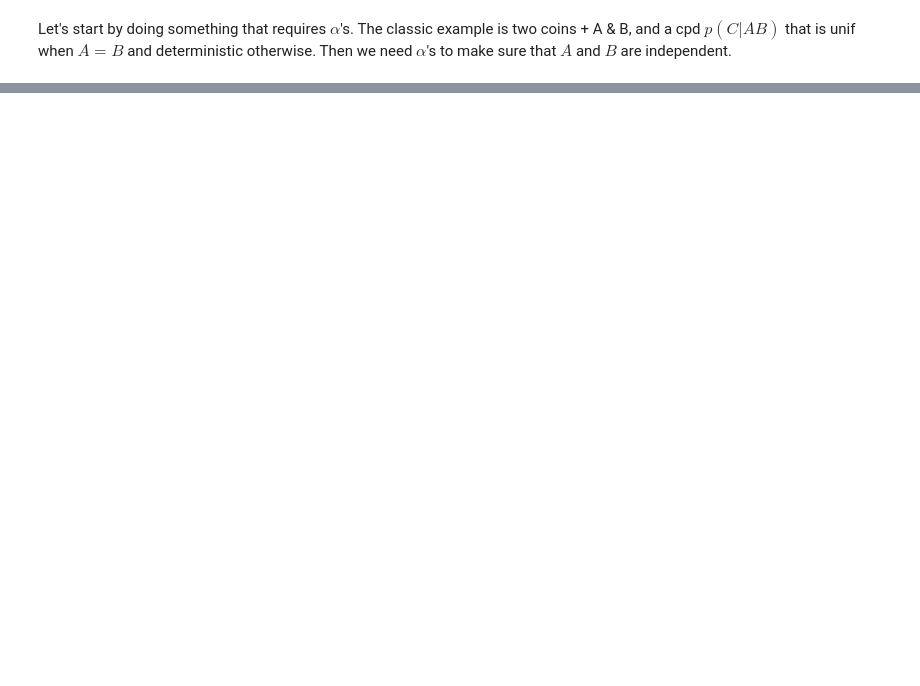
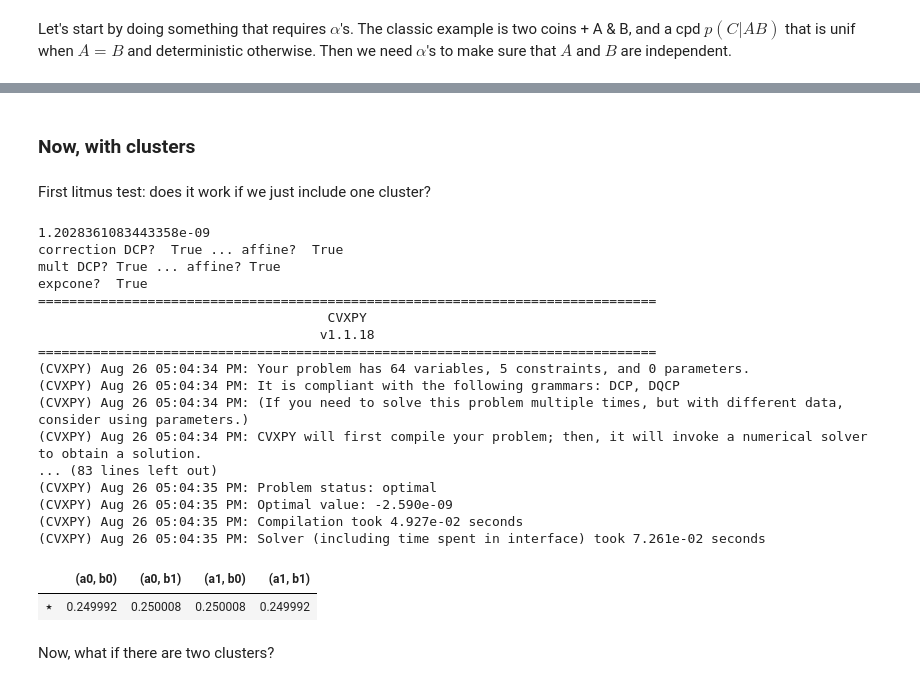
Before and after one commit to orichardson/pdg-expts, a Jupyter notebook: code/expts/ExpCone/CVX-interior-pt-opt-test.ipynb, the cells around one changed output, grey strips where cells are left out. Cells and saved outputs as stored; diff of their text form; code cells hidden in the pictures; blank space fills up the shorter version.

```diff
--- a/code/expts/ExpCone/CVX-interior-pt-opt-test.ipynb
+++ b/code/expts/ExpCone/CVX-interior-pt-opt-test.ipynb
@@ -398,0 +422,29 @@ ValueError: Shape of passed values is (2, 1), indices imply (1, 2)
+# %% [markdown]
+### Now, with clusters
+# %% [markdown]
+First litmus test: does it work if we just include one cluster?
+# %%
+mu3 = ip.cvx_opt_clusters(M, [[V.name for V in M.varlist]], True).marginals[0]
+mu3[A,B]
+# %% [output]
+1.2028361083443358e-09
+correction DCP?  True ... affine?  True
+mult DCP? True ... affine? True
+expcone?  True
+===============================================================================
+                                     CVXPY
+                                    v1.1.18
+===============================================================================
+(CVXPY) Aug 26 05:04:34 PM: Your problem has 64 variables, 5 constraints, and 0 parameters.
+(CVXPY) Aug 26 05:04:34 PM: It is compliant with the following grammars: DCP, DQCP
+(CVXPY) Aug 26 05:04:34 PM: (If you need to solve this problem multiple times, but with different data, consider using parameters.)
+(CVXPY) Aug 26 05:04:34 PM: CVXPY will first compile your problem; then, it will invoke a numerical solver to obtain a solution.
+... (83 lines left out)
+(CVXPY) Aug 26 05:04:35 PM: Problem status: optimal
+(CVXPY) Aug 26 05:04:35 PM: Optimal value: -2.590e-09
+(CVXPY) Aug 26 05:04:35 PM: Compilation took 4.927e-02 seconds
+(CVXPY) Aug 26 05:04:35 PM: Solver (including time spent in interface) took 7.261e-02 seconds
+|  | (a0, b0) | (a0, b1) | (a1, b0) | (a1, b1) |
+| ⋆ | 0.249992 | 0.250008 | 0.250008 | 0.249992 |
+# %% [markdown]
+Now, what if there are two clusters?
```
Also changed, not shown: parts of 12 cells of this notebook, 2 other files.
